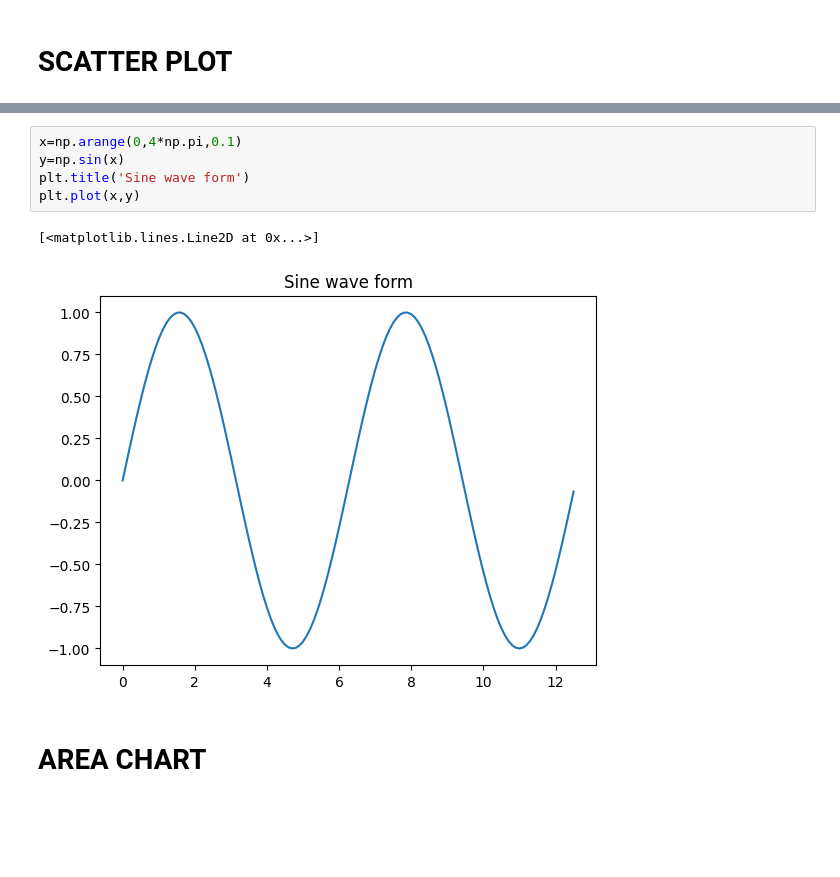
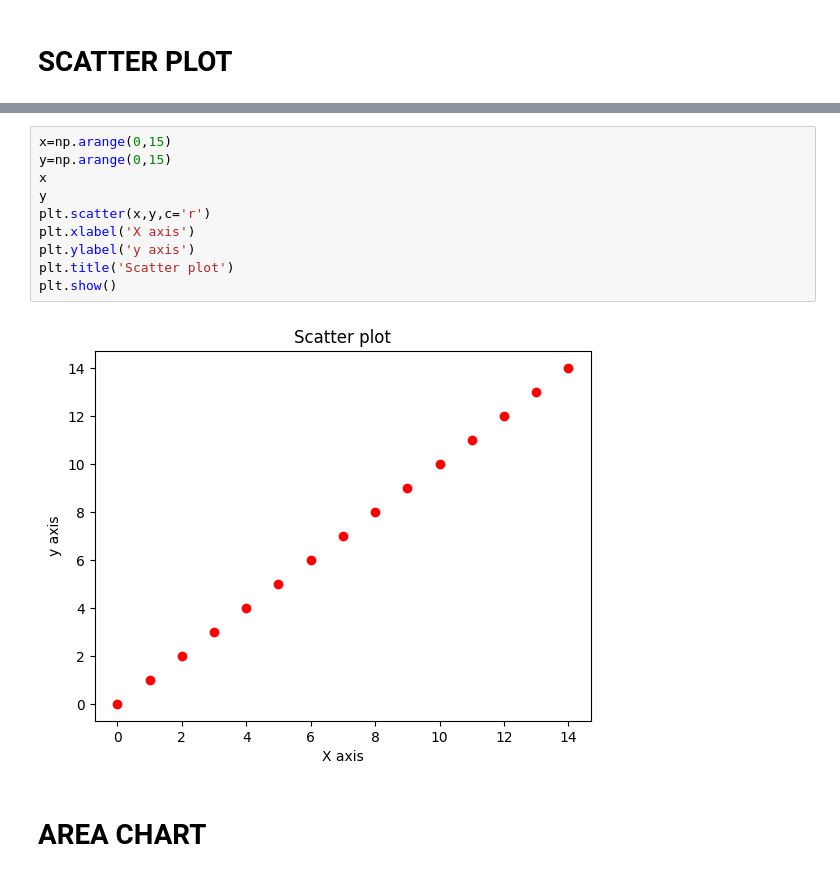
Before and after one commit to d-kavinraja/Ex-05-Data-visualization-using-MatplotLIB, a Jupyter notebook: Program.ipynb, the cells around one changed output, grey strips where cells are left out. Cells and saved outputs as stored; diff of their text form; blank space fills up the shorter version.

```diff
--- a/Program.ipynb
+++ b/Program.ipynb
@@ -39,11 +37,15 @@ plt.show()
-# %%
-x=np.arange(0,4*np.pi,0.1)
-y=np.sin(x)
-plt.title('Sine wave form')
-plt.plot(x,y)
-# %% [output]
-[<matplotlib.lines.Line2D at 0x...>]
-[figure, removed]
+# %%
+x=np.arange(0,15)
+y=np.arange(0,15)
+x
+y
+plt.scatter(x,y,c='r')
+plt.xlabel('X axis')
+plt.ylabel('y axis')
+plt.title('Scatter plot')
+plt.show()
+# %% [output]
+[figure, added]
 # %% [markdown]
 # AREA CHART
 # %%
```
Also changed, not shown: parts of 20 cells of this notebook, 12 other files.
